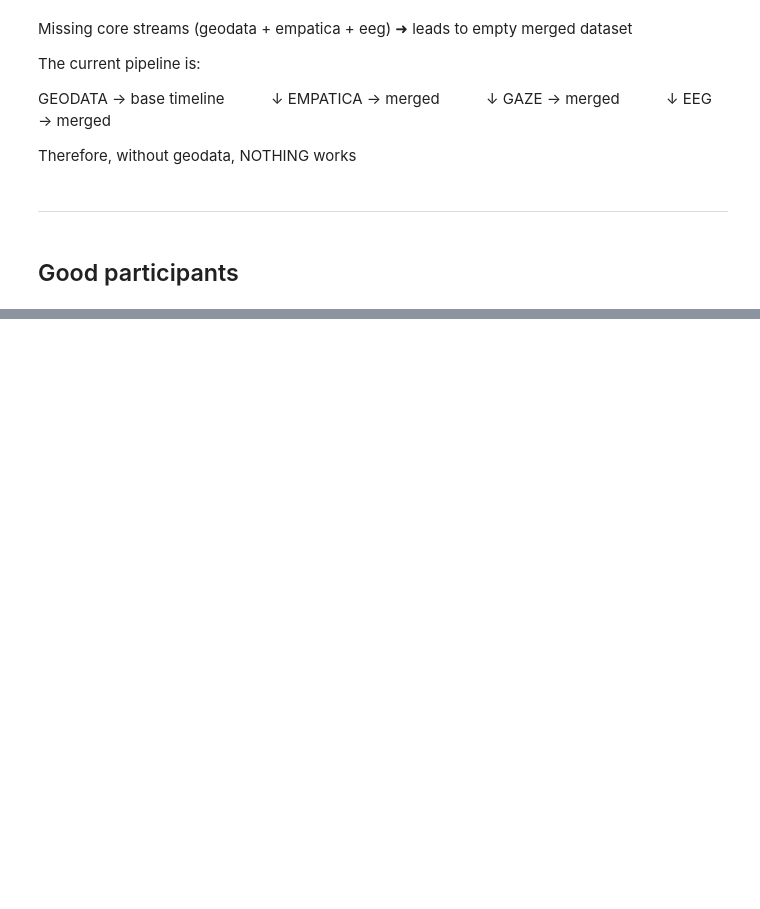
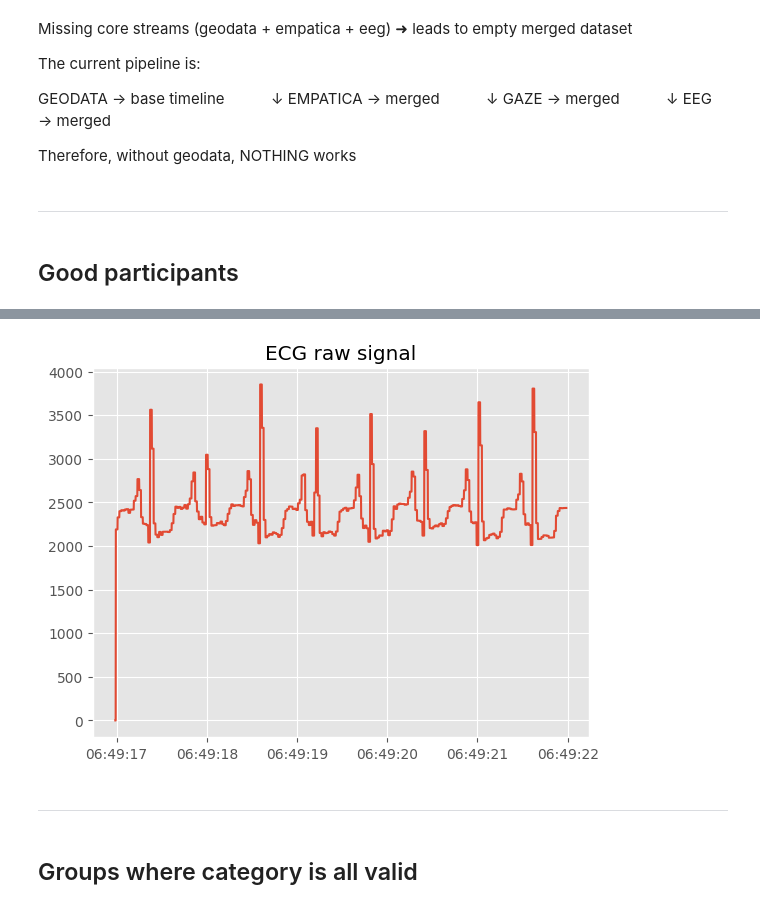
Before and after one commit to raquelmdtum/master-thesis, a Jupyter notebook: notebooks/do_quality_testing.ipynb, the cells around one changed output, grey strips where cells are left out. Saved outputs shown, nothing was run; the diff lists cells and outputs as text; code cells hidden in the pictures; blank space fills up the shorter version.

Commit message:
Analysing data in-depth by each category of variables

```diff
--- a/notebooks/do_quality_testing.ipynb
+++ b/notebooks/do_quality_testing.ipynb
@@ -271,0 +306,9 @@ df_streams[
+# %%
+participant_path = "/mnt/raid/emotional_data_raquel/data/OE002"
+session_folder = os.listdir(participant_path)[0]
+session_path = os.path.join(participant_path, session_folder)
+
+datapicker = create_datapicker(path=session_path, schema=build_schema)
+dataset = load_dataset(datapicker.selected_path, schema=build_schema)
+
+print(dataset.streams.BioData.ECG.data.keys())
@@ -271,0 +321,3 @@ df_streams[
+# %%
+ecg_raw = dataset.streams.BioData.ECG.data.Raw
+ecg_raw.head()
@@ -271,0 +351,10 @@ df_streams[
+# %%
+plt.plot(ecg_raw["Value0"][:5000])
+plt.title("ECG raw signal")
+plt.show()
+# %% [output]
+[figure, added]
+# %% [markdown]
+__________
+# %% [markdown]
+## Groups where category is all valid
```
Also changed, not shown: parts of 35 cells of this notebook.
